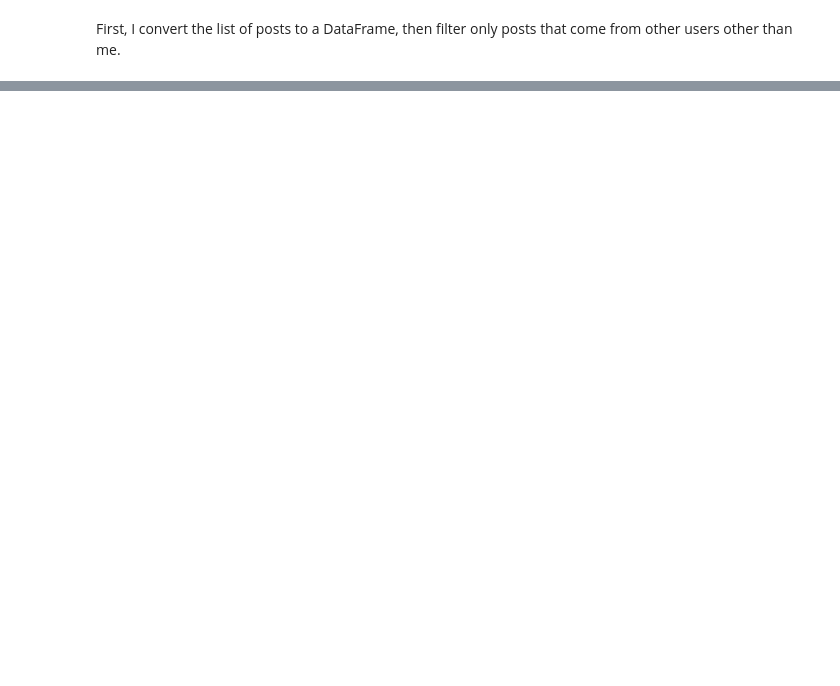
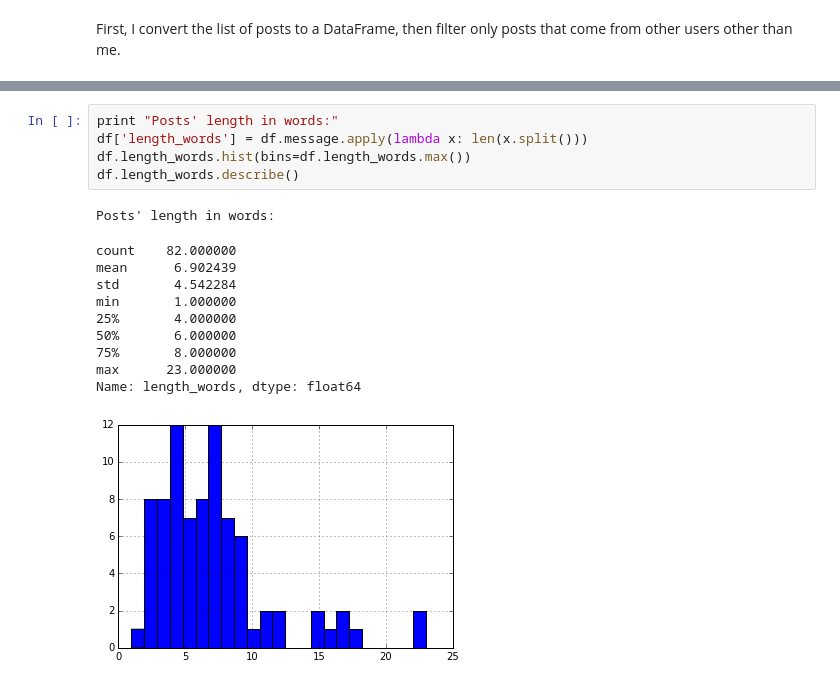
Before and after one commit to nguyenhoan1988/face-birthday-likes, a Jupyter notebook: anatomy-happy-birthday-FB.ipynb, the cells around one changed output, grey strips where cells are left out. Cells and saved outputs as stored; diff of their text form; blank space fills up the shorter version.

```diff
--- a/anatomy-happy-birthday-FB.ipynb
+++ b/anatomy-happy-birthday-FB.ipynb
@@ -50,0 +97,17 @@ df = df[df.user_name != 'Hoan Nguyen']
+# %%
+print "Posts' length in words:"
+df['length_words'] = df.message.apply(lambda x: len(x.split()))
+df.length_words.hist(bins=df.length_words.max())
+df.length_words.describe()
+# %% [output]
+Posts' length in words:
+count    82.000000
+mean      6.902439
+std       4.542284
+min       1.000000
+25%       4.000000
+50%       6.000000
+75%       8.000000
+max      23.000000
+Name: length_words, dtype: float64
+[figure, added]
```
Also changed, not shown: parts of 23 cells of this notebook, 1 other file.
